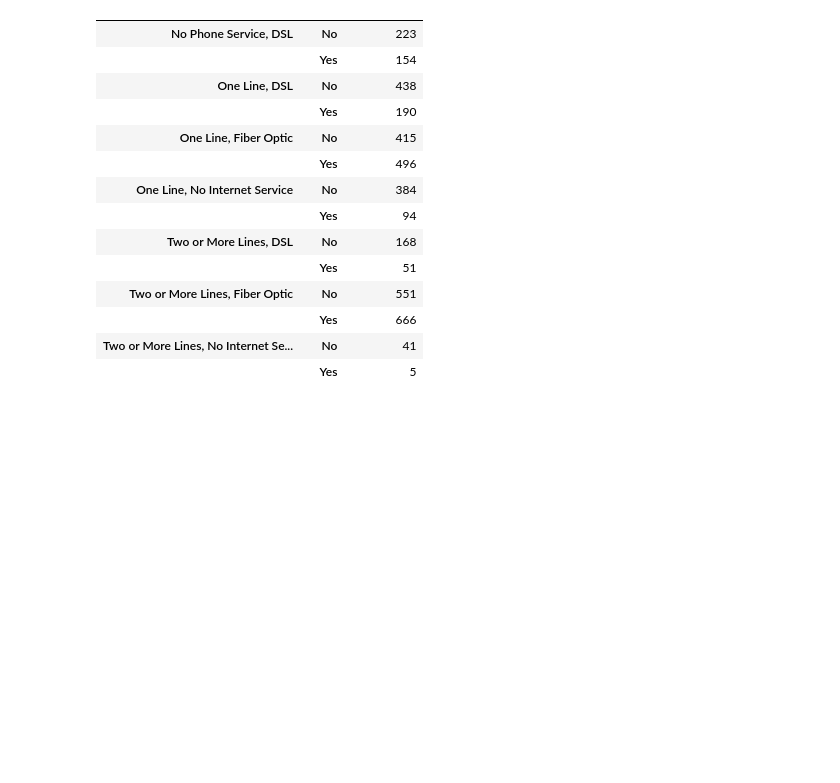
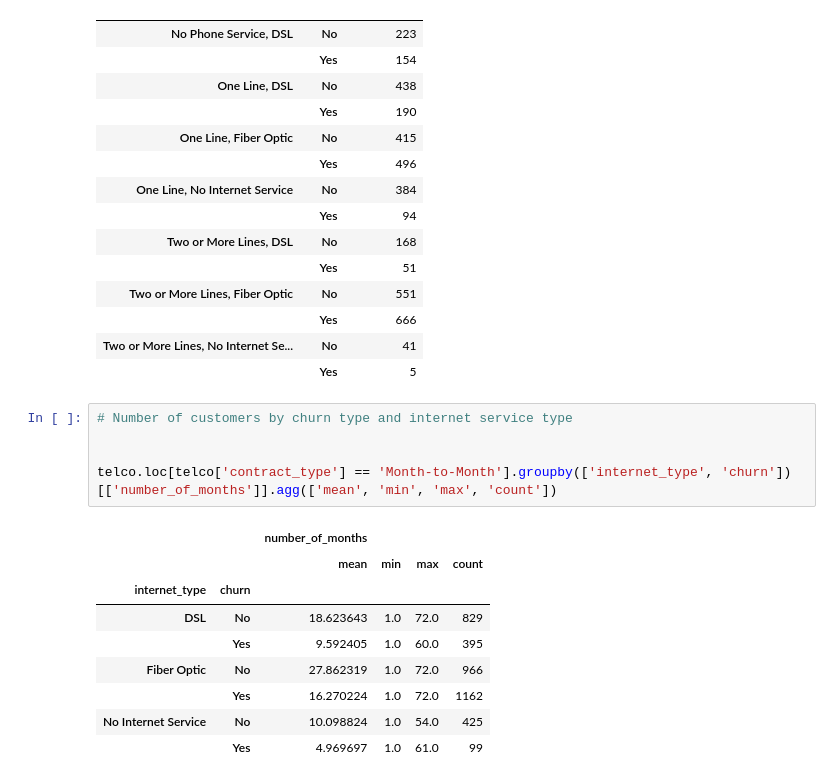
Before and after one commit to datastraine/CodeUpViz, a Jupyter notebook: Project_One.ipynb, the cells around one changed output. Drawn from its saved outputs; the diff is of its cells as text; blank space fills up the shorter version.

```diff
--- a/Project_One.ipynb
+++ b/Project_One.ipynb
@@ -100,3 +103,18 @@ telco.loc[telco['contract_type'] == 'Month-to-Month'].groupby(['bundle', 'churn'
 |  | Yes | 666 |
 | Two or More Lines, No Internet Se... | No | 41 |
 |  | Yes | 5 |
+# %%
+# Number of customers by churn type and internet service type
+
+
+telco.loc[telco['contract_type'] == 'Month-to-Month'].groupby(['internet_type', 'churn'])[['number_of_months']].agg(['mean', 'min', 'max', 'count'])
+# %% [output]
+|  |  | number_of_months |  |  |  |
+|  |  | mean | min | max | count |
+| internet_type | churn |  |  |  |  |
+| DSL | No | 18.623643 | 1.0 | 72.0 | 829 |
+|  | Yes | 9.592405 | 1.0 | 60.0 | 395 |
+| Fiber Optic | No | 27.862319 | 1.0 | 72.0 | 966 |
+|  | Yes | 16.270224 | 1.0 | 72.0 | 1162 |
+| No Internet Service | No | 10.098824 | 1.0 | 54.0 | 425 |
+|  | Yes | 4.969697 | 1.0 | 61.0 | 99 |
```
Also changed, not shown: parts of 7 cells of this notebook.
